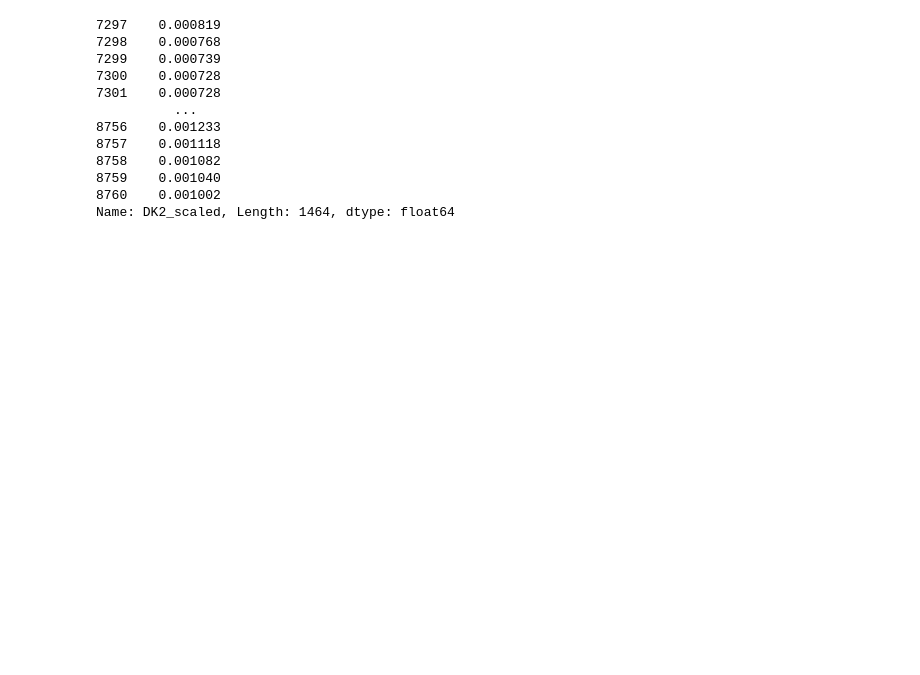
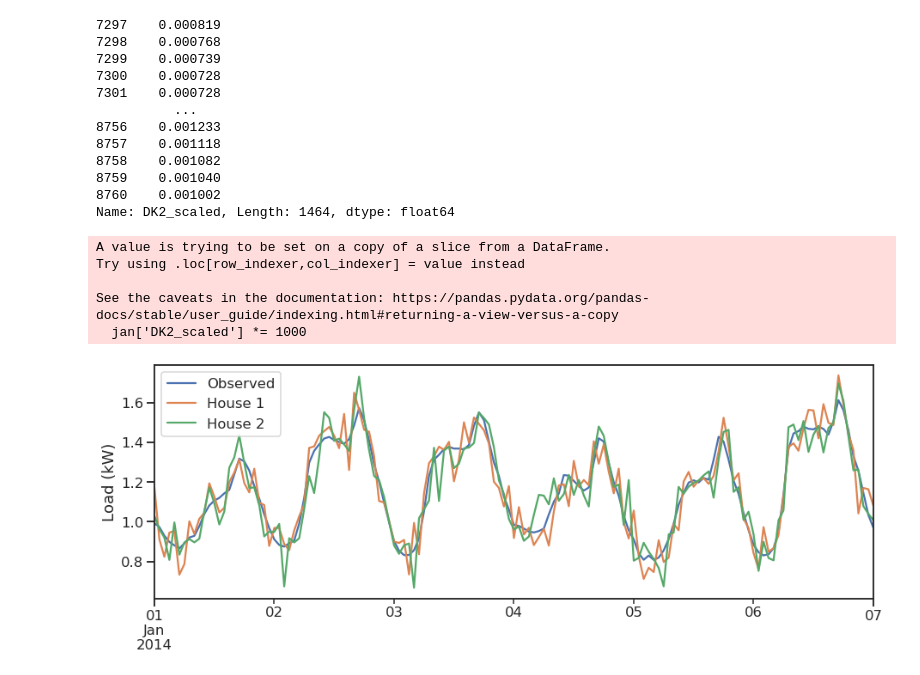
Before and after one commit to Cernewein/multi-building-RL, a Jupyter notebook: Notebooks/Input Data Exploration.ipynb, the cells around one changed output. Drawn from its saved outputs; the diff is of its cells as text; code cells hidden in the pictures; blank space fills up the shorter version.

```diff
--- a/Notebooks/Input Data Exploration.ipynb
+++ b/Notebooks/Input Data Exploration.ipynb
@@ -114,6 +117,28 @@ loads['DK2_scaled'].to_csv('2014_DK2_scaled_loads.csv')
 loads['DK2_scaled_1'] = loads['DK2_scaled']*1000 + np.random.normal(loc=0.0, scale=0.075, size=len(loads))
 loads['DK2_scaled_2'] = loads['DK2_scaled']*1000 + np.random.normal(loc=0.0, scale=0.075, size=len(loads))
 # %%
-jan = loads.loc[loads['date'] <= pd.to_datetime('2014-01-07',infer_datetime_format=True)]
+start = pd.to_datetime('2014-01-01',infer_datetime_format=True)
+end = pd.to_datetime('2014-01-07',infer_datetime_format=True)
+jan = loads.loc[(loads['date'] <= end) & (loads['date'] >= start)]
 jan.index = jan['date']
+jan['DK2_scaled'] *= 1000
+# %% [output]
+A value is trying to be set on a copy of a slice from a DataFrame.
+Try using .loc[row_indexer,col_indexer] = value instead
+
+See the caveats in the documentation: https://pandas.pydata.org/pandas-docs/stable/user_guide/indexing.html#returning-a-view-versus-a-copy
+  jan['DK2_scaled'] *= 1000
+# %%
+f, ax = plt.subplots(figsize=(15,5))
+
+plt.ylabel('Load (kW)')
+jan['DK2_scaled'].plot(ax=ax)
+jan['DK2_scaled_1'].plot(ax=ax)
+jan['DK2_scaled_2'].plot(ax=ax)
+
+ax.legend(['Observed','House 1', 'House 2'])
+plt.xlabel('')
+plt.savefig('data/output/Input_base_loads.png',bbox_inches='tight')
+# %% [output]
+[figure, added]
 # %%
```
Also changed, not shown: parts of 7 cells of this notebook, 6 other files.
